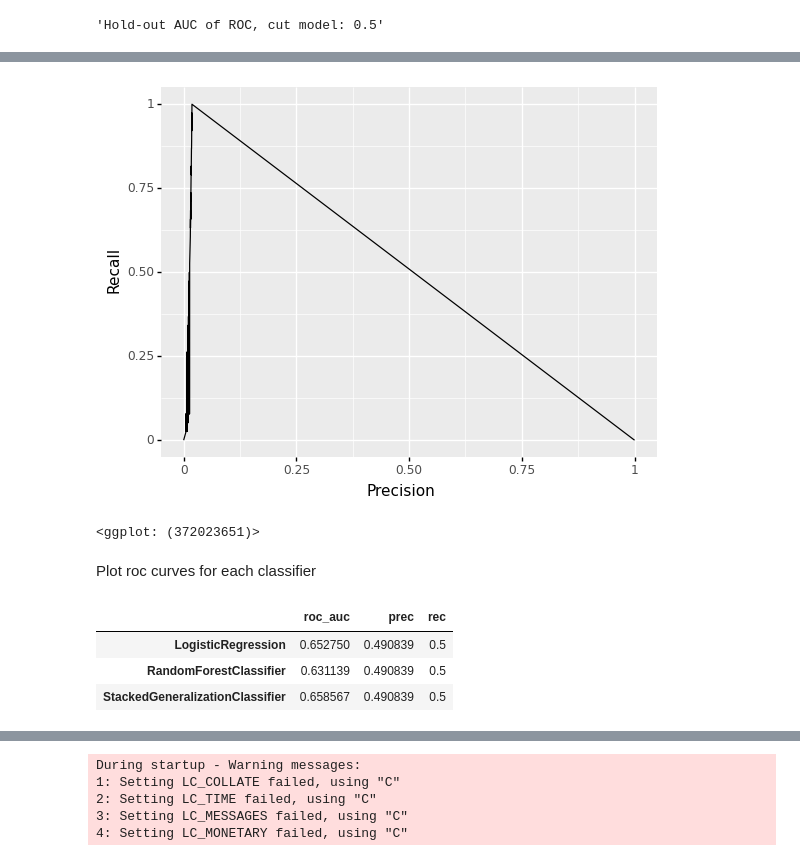
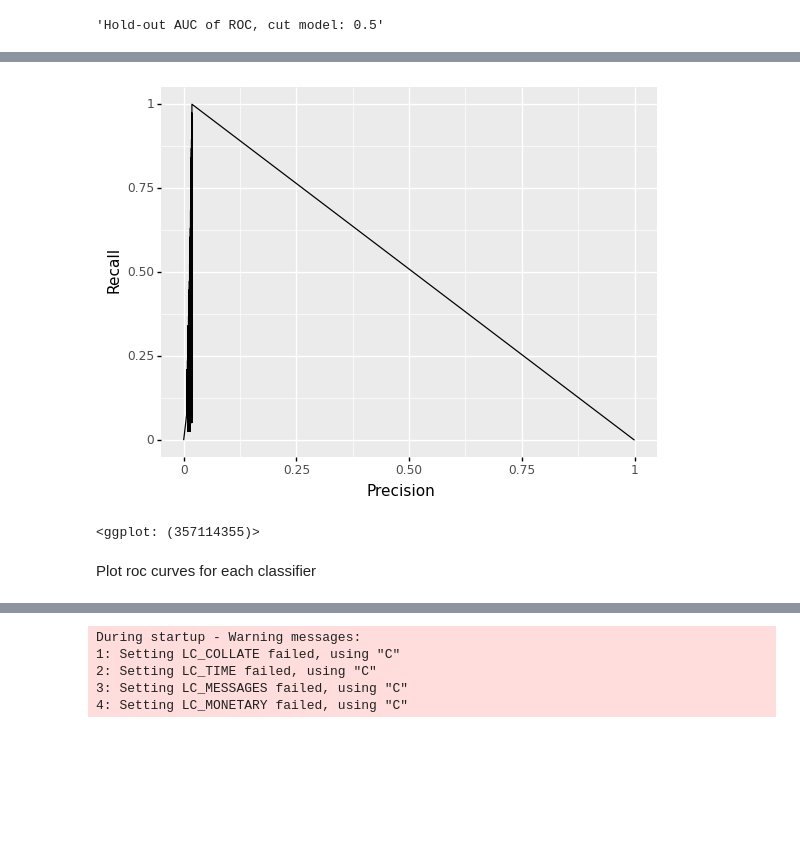
Before and after one commit to itslwg/pemett, a Jupyter notebook: notebooks/3.0-composite-model-training.ipynb, the cells around one changed output, grey strips where cells are left out. Cells and saved outputs as stored; diff of their text form; code cells hidden in the pictures; blank space fills up the shorter version.

```diff
--- a/notebooks/3.0-composite-model-training.ipynb
+++ b/notebooks/3.0-composite-model-training.ipynb
@@ -105,5 +103,5 @@ Inner loop, each loop:
 # %%
-y_test_pred_con, y_test_pred_cut = sgclf.predict(X_test)
+y_test_prob_con, y_test_prob_cut = sgclf.predict(X_test)
 # %%
 from sklearn.metrics import roc_auc_score
 # %%
@@ -131,8 +131,8 @@ plot_roc(y_test, y_test_pred_cut)
 # %%
-plot_precision_recall(y_test, y_test_pred_con)
+plot_precision_recall(y_test, y_test_prob_con)
 # %% [output]
-[figure, old version]
+[figure, new version]
-<ggplot: (372023651)>
+<ggplot: (357114355)>
 # %% [markdown]
 Plot roc curves for each classifier
 # %%
@@ -187,16 +159,3 @@ keys = [
-# %%
-compile_performance(
-    y_preds=y_test_pred_clfs,
-    y_probs=y_test_prob_clfs,
-    y_true=y_test,
-    tc=tc_test,
-    keys=keys + [sgclf.__class__.__name__]
-)
-# %% [output]
-|  | roc_auc | prec | rec |
-| LogisticRegression | 0.652750 | 0.490839 | 0.5 |
-| RandomForestClassifier | 0.631139 | 0.490839 | 0.5 |
-| StackedGeneralizationClassifier | 0.658567 | 0.490839 | 0.5 |
 # %%
 plot_roc_base_clfs(y_test_prob_clfs, y_test, keys)
 # %% [output]
```
Also changed, not shown: parts of 23 cells of this notebook, 2 other files.
